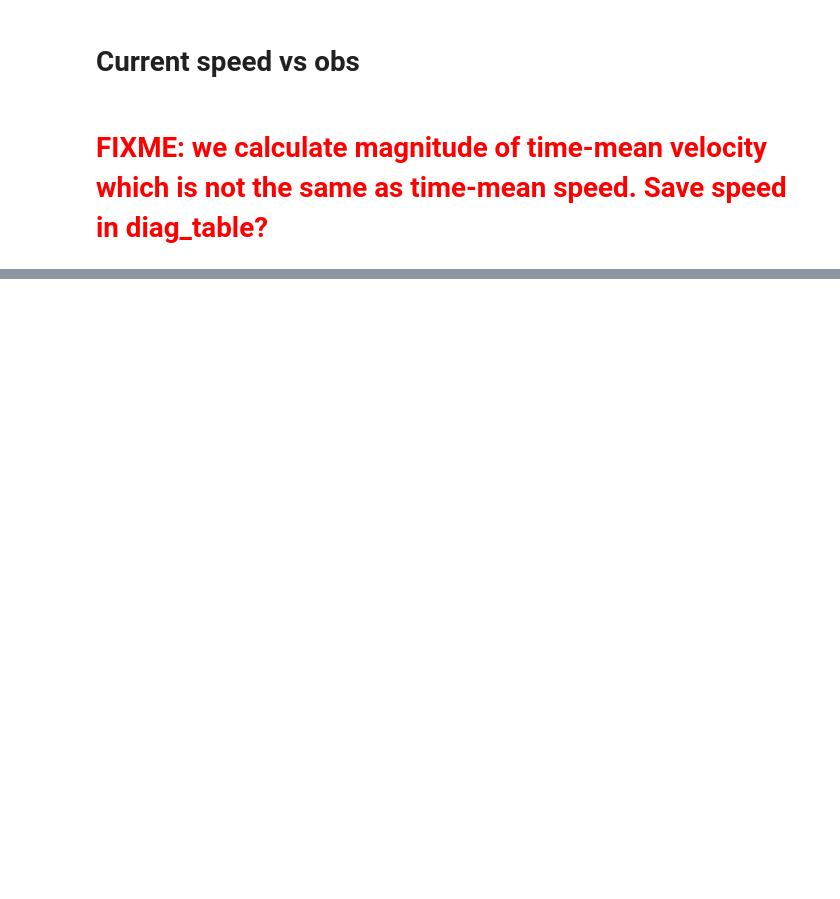
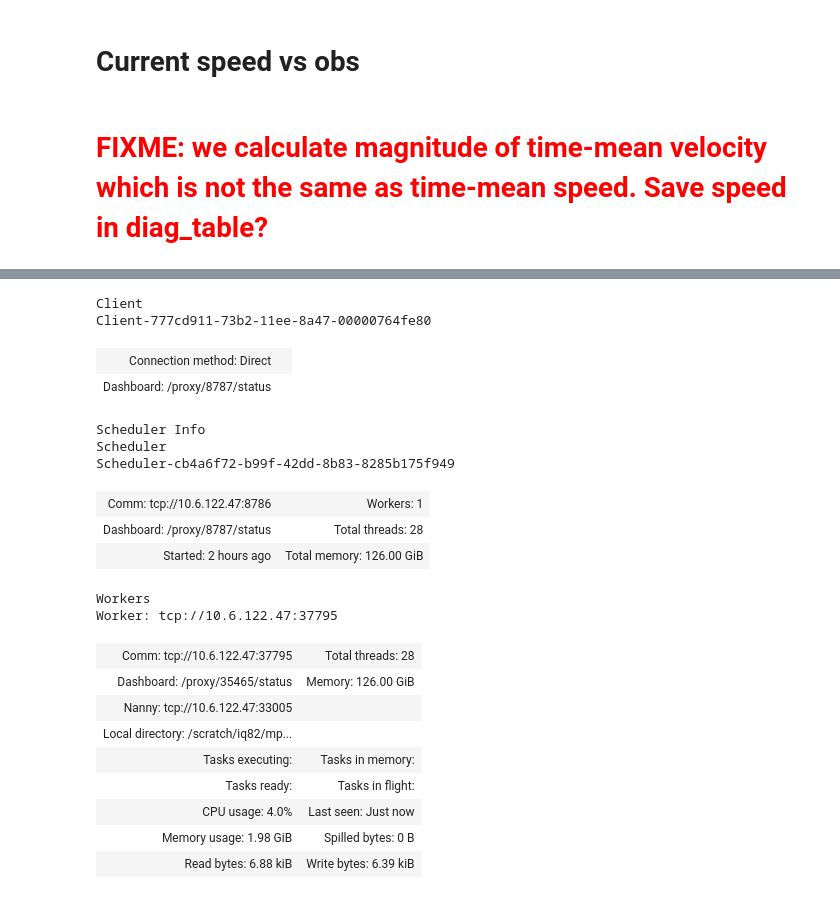
Before and after one commit to max-anu/ACCESS-OM2-updated, a Jupyter notebook: figures/surface_current/surface_current_UPDATED.ipynb, the cells around one changed output, grey strips where cells are left out. Cells and saved outputs as stored; diff of their text form; code cells hidden in the pictures; blank space fills up the shorter version.

```diff
--- a/figures/surface_current/surface_current_UPDATED.ipynb
+++ b/figures/surface_current/surface_current_UPDATED.ipynb
@@ -33 +32,27 @@ netcdf_index loaded.
 Available exptdata keys:  ['1deg', '025deg', '01deg']
+# %%
+from dask.distributed import Client
+client = Client("tcp://10.6.122.47:8786")
+client
+# %% [output]
+Client
+Client-777cd911-73b2-11ee-8a47-00000764fe80
+| Connection method: Direct |  |
+| Dashboard: /proxy/8787/status |  |
+Scheduler Info
+Scheduler
+Scheduler-cb4a6f72-b99f-42dd-8b83-8285b175f949
+| Comm: tcp://10.6.122.47:8786 | Workers: 1 |
+| Dashboard: /proxy/8787/status | Total threads: 28 |
+| Started: 2 hours ago | Total memory: 126.00 GiB |
+Workers
+Worker: tcp://10.6.122.47:37795
+| Comm: tcp://10.6.122.47:37795 | Total threads: 28 |
+| Dashboard: /proxy/35465/status | Memory: 126.00 GiB |
+| Nanny: tcp://10.6.122.47:33005 |  |
+| Local directory: /scratch/iq82/mp... |  |
+| Tasks executing: | Tasks in memory: |
+| Tasks ready: | Tasks in flight: |
+| CPU usage: 4.0% | Last seen: Just now |
+| Memory usage: 1.98 GiB | Spilled bytes: 0 B |
+| Read bytes: 6.88 kiB | Write bytes: 6.39 kiB |
```
Also changed, not shown: parts of 9 cells of this notebook, 28 other files.
